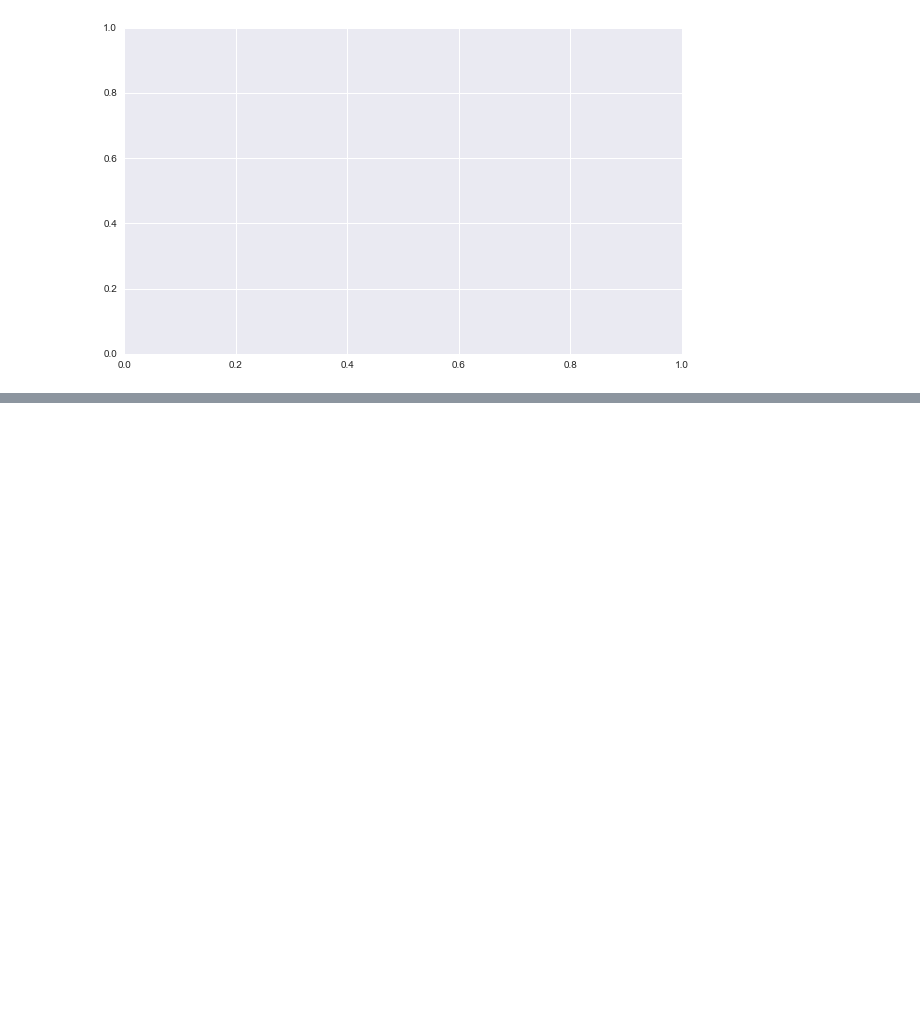
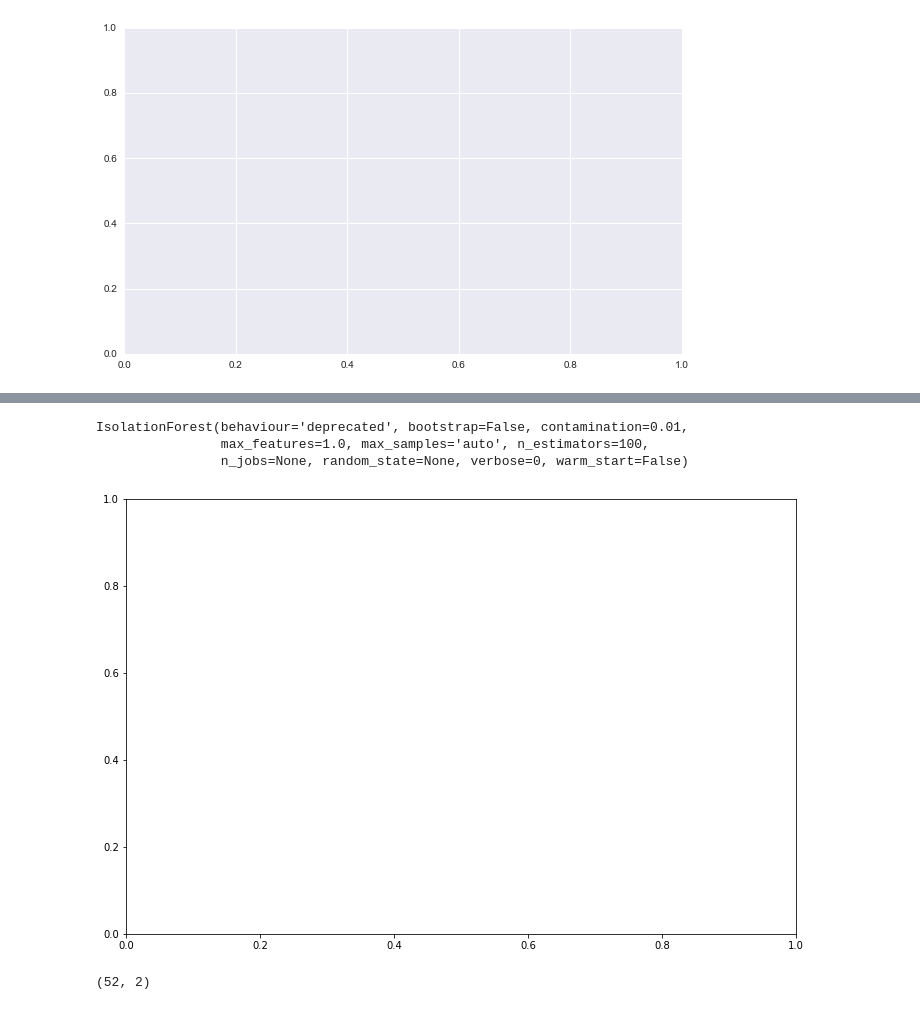
Before and after one commit to absaw/Surface-Water-Quality-Data-Anomaly-Detection, a Jupyter notebook: Code/Turbidity jupyter.ipynb, the cells around one changed output, grey strips where cells are left out. Drawn from its saved outputs; the diff is of its cells as text; code cells hidden in the pictures; blank space fills up the shorter version.

Commit message:
Added Isolation Forest Anomaly Detection-Turbidity

```diff
--- a/Code/Turbidity jupyter.ipynb
+++ b/Code/Turbidity jupyter.ipynb
@@ -646,0 +670,23 @@ memory usage: 80.8 KB
+# %%
+from sklearn.preprocessing import StandardScaler
+
+#data = t['Turb(FNU)']
+data = turb
+scaler = StandardScaler()
+np_scaled = scaler.fit_transform(data)
+data = pd.DataFrame(np_scaled)
+
+# train isolation forest
+outliers_fraction = 0.01
+model =  IsolationForest(contamination=outliers_fraction)
+model.fit(data)
+#anomaly = pd.Series(model.predict(data))
+# %% [output]
+IsolationForest(behaviour='deprecated', bootstrap=False, contamination=0.01,
+                max_features=1.0, max_samples='auto', n_estimators=100,
+                n_jobs=None, random_state=None, verbose=0, warm_start=False)
+# %%
+# visualization
+fig, ax = plt.subplots(figsize=(12,8))
+# %% [output]
+[figure, added]
@@ -646,0 +697,4 @@ memory usage: 80.8 KB
+# %%
+anomaly_data.shape
+# %% [output]
+(52, 2)
```
Also changed, not shown: parts of 17 cells of this notebook.
